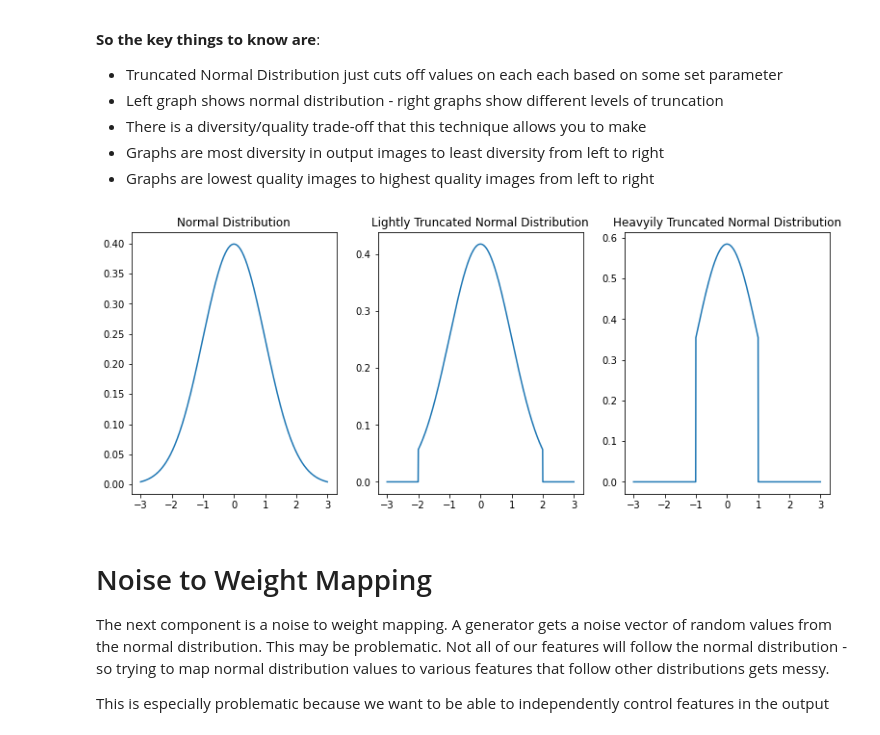
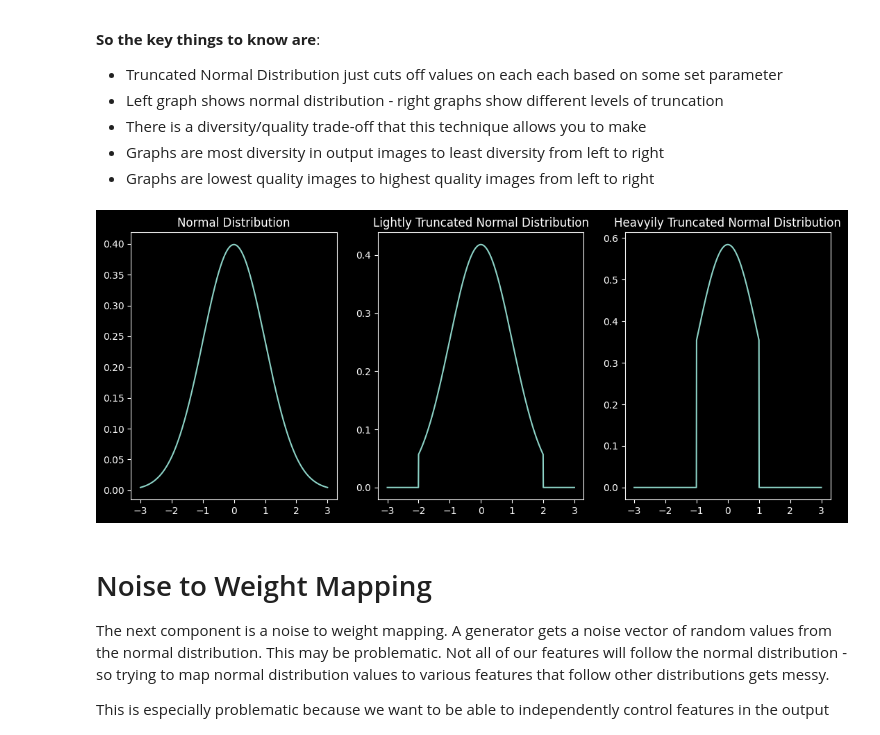
Before and after one commit to Isaac-Flath/website, a Jupyter notebook: posts/GenerativeModels/StyleGanComponents.ipynb, the cells around one changed output. Drawn from its saved outputs; the diff is of its cells as text; code cells hidden in the pictures.

Commit message:
Change to Dark Mode

```diff
--- a/posts/GenerativeModels/StyleGanComponents.ipynb
+++ b/posts/GenerativeModels/StyleGanComponents.ipynb
@@ -34,23 +34,24 @@ In order to deal with this issue we can truncate the normal distribution to samp
 # %%
 #| echo: false
 import scipy.stats as stats
 import matplotlib.pyplot as plt
 import numpy as np
 from torch import nn
 import torch.nn.functional as F
 import torch
+plt.style.use('dark_background')
 
 x_range = np.linspace(-3,3,1000)
 fig,ax = plt.subplots(1,3,figsize=(13,5))
 ax[0].plot(x_range, stats.truncnorm.pdf(x_range, -5, 5, loc=0, scale=1))
 ax[1].plot(x_range, stats.truncnorm.pdf(x_range, -2, 2, loc=0, scale=1))
 ax[2].plot(x_range, stats.truncnorm.pdf(x_range, -1, 1, loc=0, scale=1))
 ax[0].set_title('Normal Distribution')
 ax[1].set_title('Lightly Truncated Normal Distribution')
 ax[2].set_title('Heavyily Truncated Normal Distribution')
 plt.show()
 # %% [output]
-[figure, old version]
+[figure, new version]
 # %%
 #| include: false
 from scipy.stats import truncnorm
```
Also changed, not shown: 37 other files.
